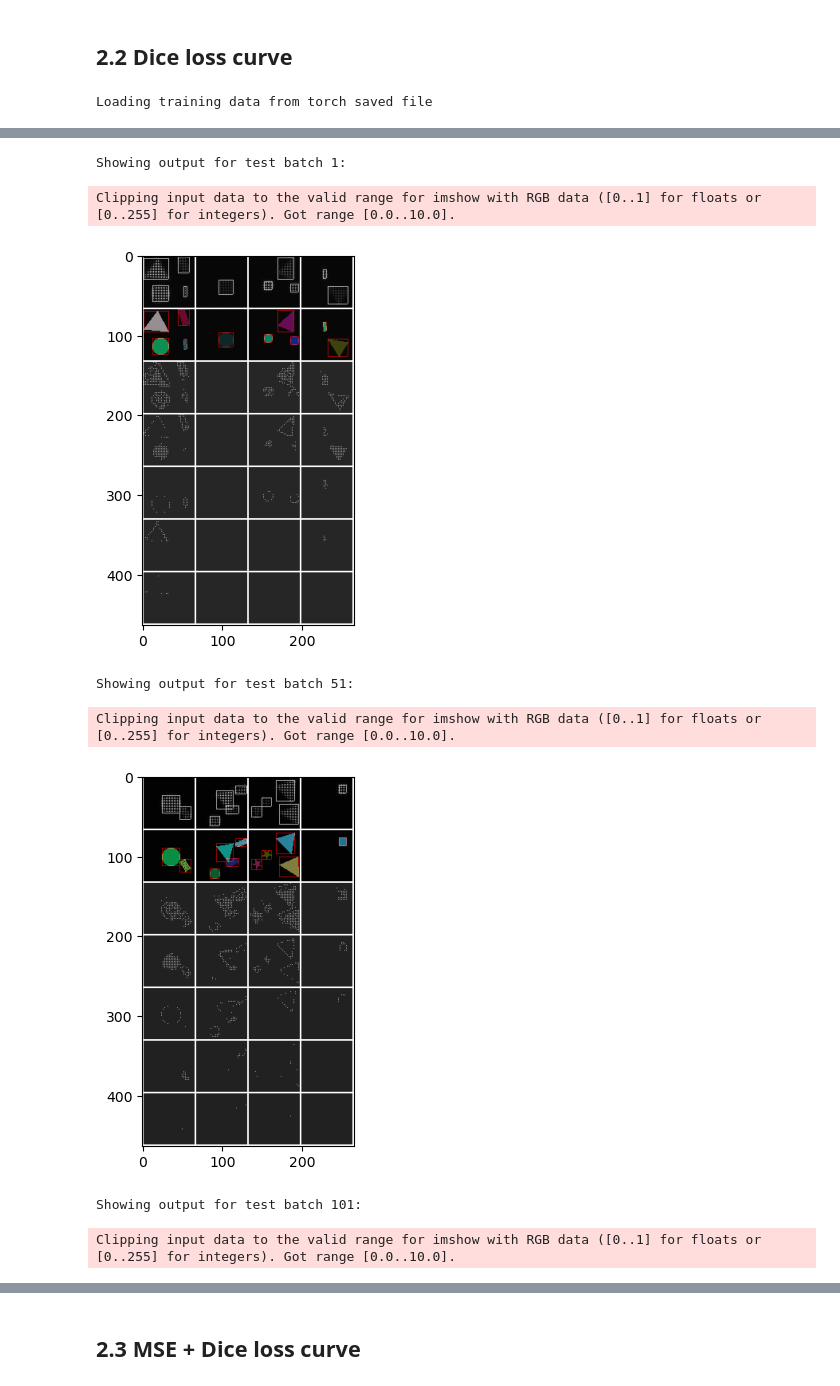
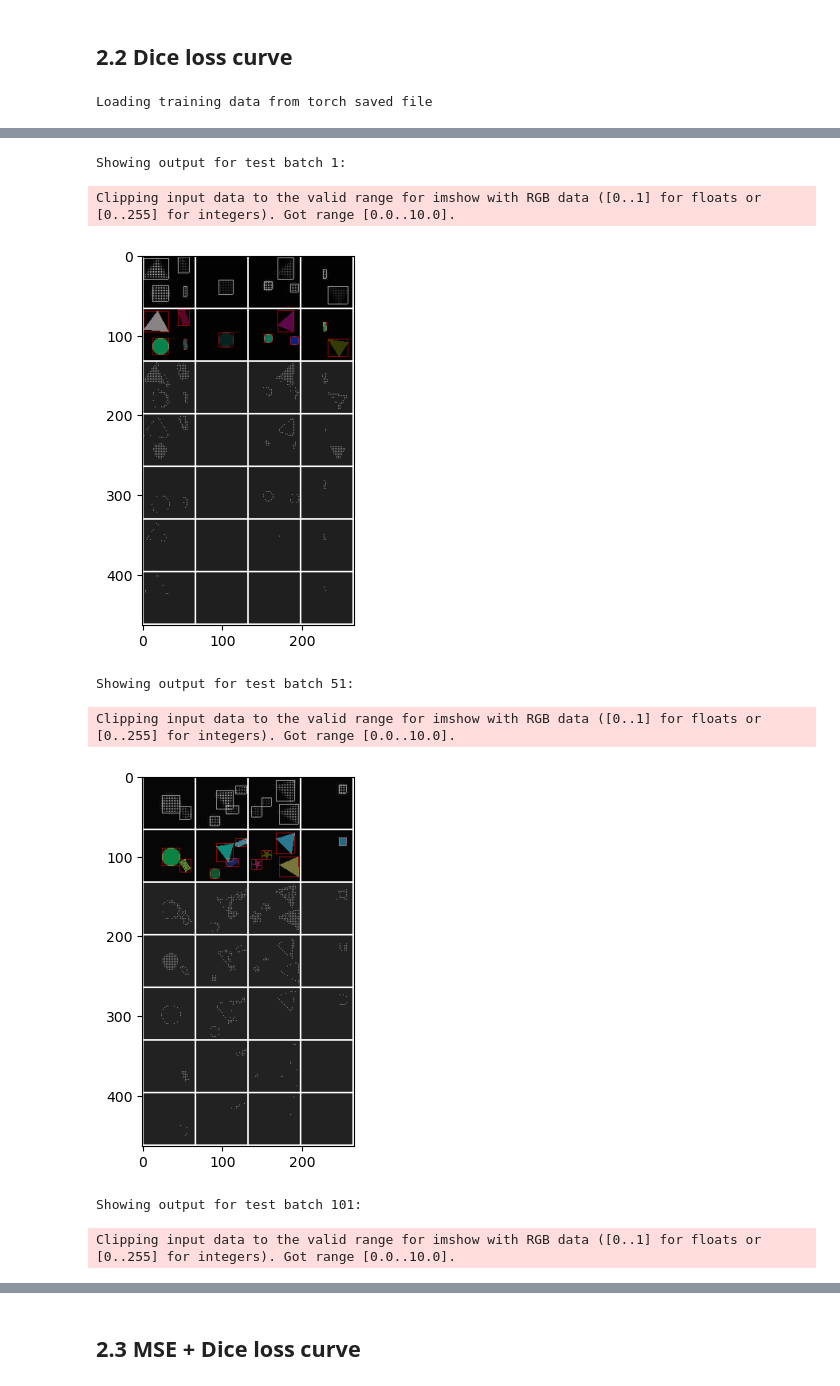
Before and after one commit to jung1230/Deep_Learning, a Jupyter notebook: HW8/HW8_main.ipynb, the cells around one changed output, grey strips where cells are left out. Drawn from its saved outputs; the diff is of its cells as text; code cells hidden in the pictures.

```diff
--- a/HW8/HW8_main.ipynb
+++ b/HW8/HW8_main.ipynb
@@ -1044,7 +1070,7 @@ dls = DLStudio(
                     path_saved_model = "./saved_model_DICE",
                     momentum = 0.9,
                     learning_rate = 1e-4,
-                    epochs = 6,
+                    epochs = 10,
                     batch_size = 4,
                     classes = ('rectangle','triangle','disk','oval','star'),
                     use_gpu = True,
@@ -1111,10 +1137,10 @@ The number of learnable parameters in the model: 7688005
 
 Finished Training
 Showing output for test batch 1:
 Clipping input data to the valid range for imshow with RGB data ([0..1] for floats or [0..255] for integers). Got range [0.0..10.0].
-[figure, old version]
+[figure, new version]
 Showing output for test batch 51:
 Clipping input data to the valid range for imshow with RGB data ([0..1] for floats or [0..255] for integers). Got range [0.0..10.0].
-[figure, old version]
+[figure, new version]
 Showing output for test batch 101:
 Clipping input data to the valid range for imshow with RGB data ([0..1] for floats or [0..255] for integers). Got range [0.0..10.0].
```
Also changed, not shown: parts of 19 cells of this notebook, 5 other files.
